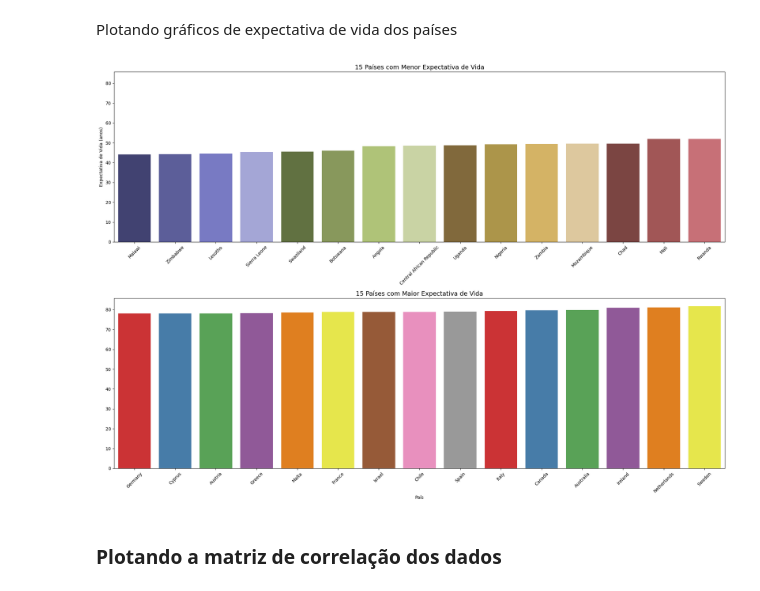
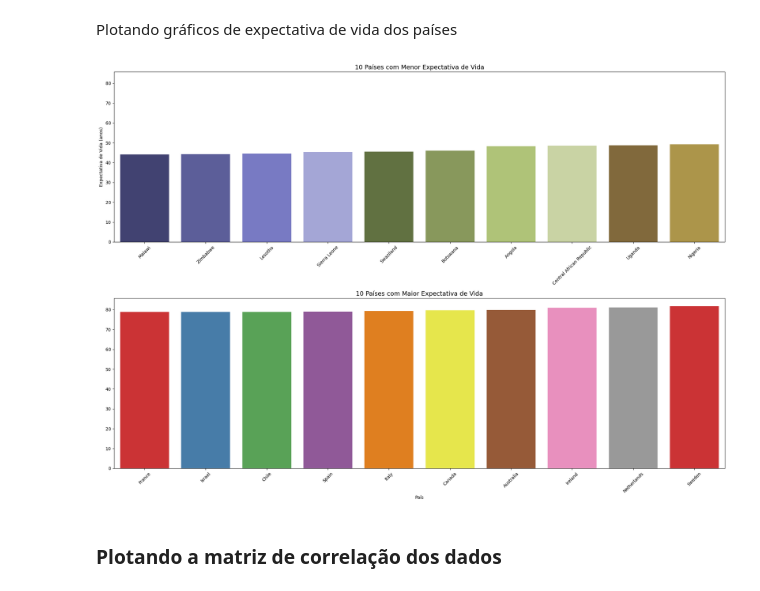
Before and after one commit to pab-h/DataScienceProcess, a Jupyter notebook: notebooks/lifeExpectancy.ipynb, the cells around one changed output. Drawn from its saved outputs; the diff is of its cells as text; code cells hidden in the pictures.

```diff
--- a/notebooks/lifeExpectancy.ipynb
+++ b/notebooks/lifeExpectancy.ipynb
@@ -153,9 +152,8 @@ lifeExpectancy.describe()
 # %%
 df_sorted = lifeExpectancy.sort_values(by='Life expectancy', ascending=True)
 
-# Selecionando países com menor e maior expectativa de vida
-bottom_15_lifeExpectancy = df_sorted.drop_duplicates(subset=['Country']).head(15)
-top_15_lifeExpectancy = df_sorted.drop_duplicates(subset=['Country']).tail(15)
+bottom_10_lifeExpectancy = df_sorted.drop_duplicates(subset=['Country']).head(10)
+top_10_lifeExpectancy = df_sorted.drop_duplicates(subset=['Country']).tail(10)
 # %% [markdown]
 Plotando gráficos de expectativa de vida dos países
 # %%
@@ -163,40 +161,40 @@ fig, axes = plt.subplots(2, 1, figsize=(20, 14), sharex=False, sharey=True)
 
 # Gráfico 1 - Bottom 15 países
 sns.barplot(
-    data=bottom_15_lifeExpectancy,
+    data=bottom_10_lifeExpectancy,
     x='Country',
     y='Life expectancy',
     palette='tab20b',
     hue='Country',
     dodge=False,
     legend=False,
     ax=axes[0]
 )
-axes[0].set_title('15 Países com Menor Expectativa de Vida', fontsize=14)
+axes[0].set_title('10 Países com Menor Expectativa de Vida', fontsize=14)
 axes[0].set_xlabel('')
 axes[0].set_ylabel('Expectativa de Vida (anos)')
 axes[0].tick_params(axis='x', rotation=45)
 
 # Gráfico 2 - Top 15 países
 sns.barplot(
-    data=top_15_lifeExpectancy,
+    data=top_10_lifeExpectancy,
     x='Country',
     y='Life expectancy',
     palette='Set1',
     hue='Country',
     dodge=False,
     legend=False,
     ax=axes[1]
 )
-axes[1].set_title('15 Países com Maior Expectativa de Vida', fontsize=14)
+axes[1].set_title('10 Países com Maior Expectativa de Vida', fontsize=14)
 axes[1].set_xlabel('País')
 axes[1].set_ylabel('')
 axes[1].tick_params(axis='x', rotation=45)
 
 plt.tight_layout()
 plt.show()
 # %% [output]
-[figure, old version]
+[figure, new version]
 # %% [markdown]
 ### Plotando a matriz de correlação dos dados
 # %%
```
Also changed, not shown: parts of 9 cells of this notebook.
